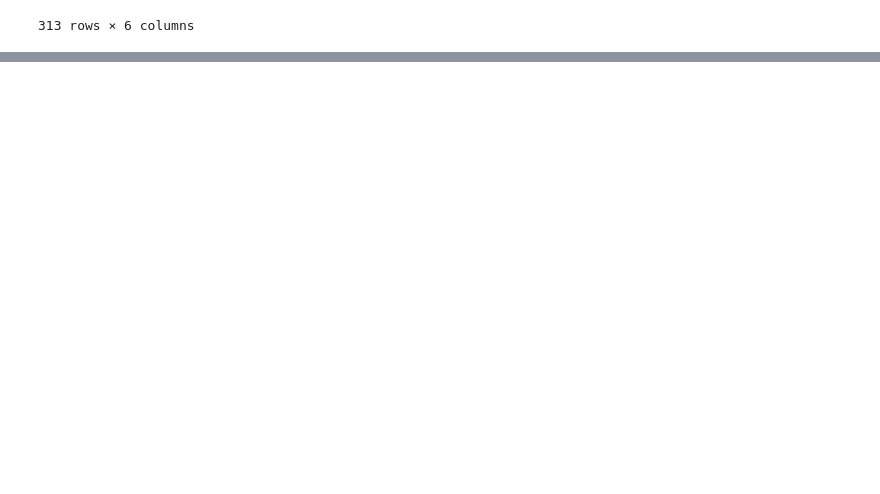
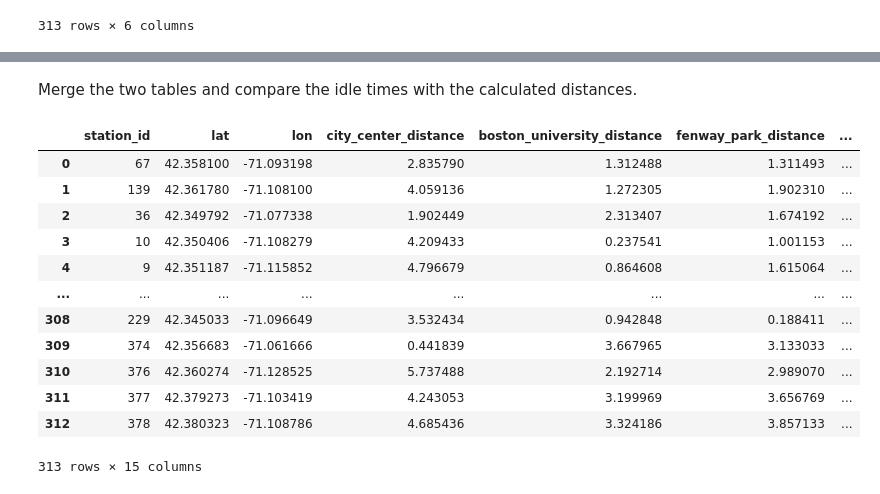
Before and after one commit to Oxford012/DDT, a Jupyter notebook: Laurin/Station_Location_Feature.ipynb, the cells around one changed output, grey strips where cells are left out. Drawn from its saved outputs; the diff is of its cells as text; code cells hidden in the pictures; blank space fills up the shorter version.

```diff
--- a/Laurin/Station_Location_Feature.ipynb
+++ b/Laurin/Station_Location_Feature.ipynb
@@ -93,0 +103,11 @@ bluebikes_stations
+# %%
+# Convert idle_time to timedelta type
+bluebikes['idle_time'] = pd.to_timedelta(bluebikes['idle_time'])
+
+# Convert idle_time to minutes
+bluebikes['idle_time_hours'] = bluebikes['idle_time'].dt.total_seconds() / 3600
+
+# Calculate total idle time per start station
+total_idle_time = bluebikes.groupby('start_station_id')['idle_time_hours'].mean()
+
+total_idle_time
@@ -93,0 +128,19 @@ bluebikes_stations
+# %% [markdown]
+Merge the two tables and compare the idle times with the calculated distances.
+# %%
+merge = pd.merge(bluebikes_stations_dist, total_idle_time, left_on='station_id', right_on='start_station_id', how='inner')
+merge
+# %% [output]
+|  | station_id | lat | lon | city_center_distance | boston_university_distance | fenway_park_distance | ... |
+| 0 | 67 | 42.358100 | -71.093198 | 2.835790 | 1.312488 | 1.311493 | ... |
+| 1 | 139 | 42.361780 | -71.108100 | 4.059136 | 1.272305 | 1.902310 | ... |
+| 2 | 36 | 42.349792 | -71.077338 | 1.902449 | 2.313407 | 1.674192 | ... |
+| 3 | 10 | 42.350406 | -71.108279 | 4.209433 | 0.237541 | 1.001153 | ... |
+| 4 | 9 | 42.351187 | -71.115852 | 4.796679 | 0.864608 | 1.615064 | ... |
+| ... | ... | ... | ... | ... | ... | ... | ... |
+| 308 | 229 | 42.345033 | -71.096649 | 3.532434 | 0.942848 | 0.188411 | ... |
+| 309 | 374 | 42.356683 | -71.061666 | 0.441839 | 3.667965 | 3.133033 | ... |
+| 310 | 376 | 42.360274 | -71.128525 | 5.737488 | 2.192714 | 2.989070 | ... |
+| 311 | 377 | 42.379273 | -71.103419 | 4.243053 | 3.199969 | 3.656769 | ... |
+| 312 | 378 | 42.380323 | -71.108786 | 4.685436 | 3.324186 | 3.857133 | ... |
+313 rows × 15 columns
```
Also changed, not shown: parts of 8 cells of this notebook.
